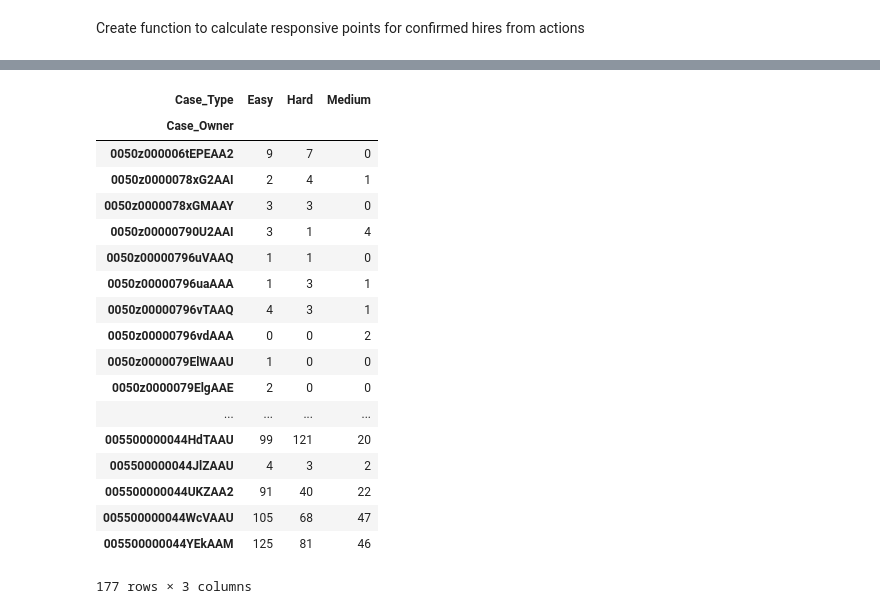
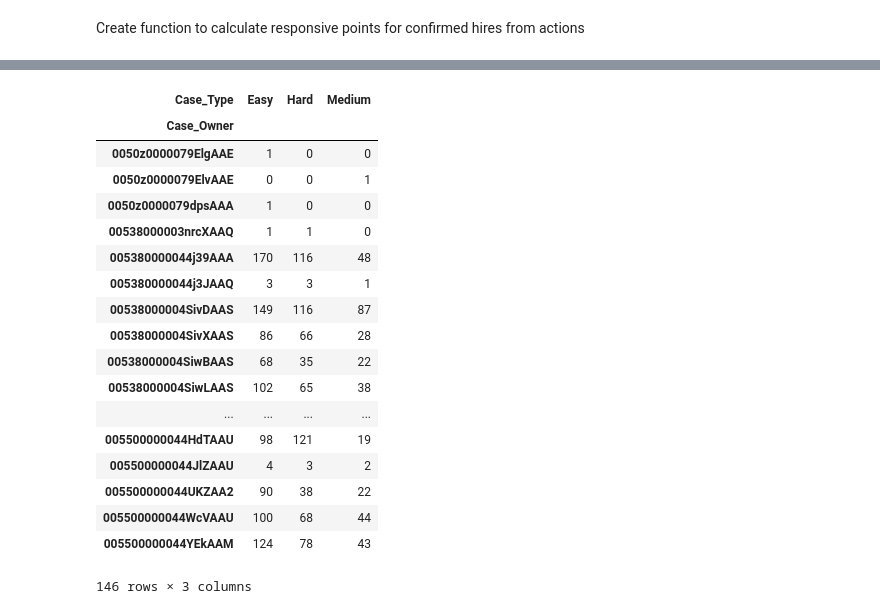
Before and after one commit to iAlhasan/DSP-Project, a Jupyter notebook: Quynh_StoryLine#2.ipynb, the cells around one changed output, grey strips where cells are left out. Saved outputs shown, nothing was run; the diff lists cells and outputs as text; code cells hidden in the pictures.

```diff
--- a/Quynh_StoryLine#2.ipynb
+++ b/Quynh_StoryLine#2.ipynb
@@ -829,7 +1048,7 @@ print(confirmed_hire['Responsive_Point'].value_counts().sort_index())
 Name: Responsive_Point, dtype: int64
 # %%
-for index, rowData in confirmed_hire.iterrows():
+for index, rowData in approved_hire.iterrows():
     if rowData['Days_To_Black']> 0 & rowData['Days_To_Black'] < 30:
-        confirmed_hire.at[index,'Responsive_Point'] = rowData['Responsive_Point'] - 3
-print(confirmed_hire['Responsive_Point'].value_counts().sort_index())
+        approved_hire.at[index,'Responsive_Point'] = rowData['Responsive_Point'] - 3
+print(approved_hire['Responsive_Point'].value_counts().sort_index())
 # %% [output]
@@ -872,15 +1085,15 @@ Masters of Science-Counseling Bachelor of Science - Social Psychology
 Name: Highest_Level_of_Education_Completed__c, dtype: int64
 # %%
-for index, rowData in confirmed_hire.iterrows():
+for index, rowData in approved_hire.iterrows():
     if rowData['Highest_Level_of_Education_Completed__c'] == "Doctorate (PhD, MD, etc.)":
-        confirmed_hire.at[index,'Responsive_Point'] = rowData['Responsive_Point'] + 10
+        approved_hire.at[index,'Responsive_Point'] = rowData['Responsive_Point'] + 10
     elif rowData['Highest_Level_of_Education_Completed__c'] == "Post-Graduate Degree (MA, MS, JD, etc.)":
-        confirmed_hire.at[index,'Responsive_Point'] = rowData['Responsive_Point'] + 8
+        approved_hire.at[index,'Responsive_Point'] = rowData['Responsive_Point'] + 8
     elif rowData['Highest_Level_of_Education_Completed__c'] == "4 Year Degree (BA, BS, etc.)":
-        confirmed_hire.at[index,'Responsive_Point'] = rowData['Responsive_Point'] + 6
+        approved_hire.at[index,'Responsive_Point'] = rowData['Responsive_Point'] + 6
     elif rowData['Highest_Level_of_Education_Completed__c'] == "2 Year Degree (AA, AS, etc.)":
-        confirmed_hire.at[index,'Responsive_Point'] = rowData['Responsive_Point'] + 4
+        approved_hire.at[index,'Responsive_Point'] = rowData['Responsive_Point'] + 4
     elif rowData['Highest_Level_of_Education_Completed__c'] == "High School/GED":
-        confirmed_hire.at[index,'Responsive_Point'] = rowData['Responsive_Point'] - 4
-print(confirmed_hire['Responsive_Point'].value_counts().sort_index())
+        approved_hire.at[index,'Responsive_Point'] = rowData['Responsive_Point'] - 4
+print(approved_hire['Responsive_Point'].value_counts().sort_index())
 # %% [output]
@@ -903,7 +1116,7 @@ print(confirmed_hire['Responsive_Point'].value_counts().sort_index())
 Name: Responsive_Point, dtype: int64
 # %%
-for index, rowData in confirmed_hire.iterrows():
+for index, rowData in approved_hire.iterrows():
     if rowData['Months_Unemployed__c']> 6.0:
-        confirmed_hire.at[index,'Responsive_Point'] = rowData['Responsive_Point'] - 3
-print(confirmed_hire['Responsive_Point'].value_counts().sort_index())
+        approved_hire.at[index,'Responsive_Point'] = rowData['Responsive_Point'] - 3
+print(approved_hire['Responsive_Point'].value_counts().sort_index())
 # %% [output]
@@ -926,10 +1139,10 @@ print(confirmed_hire['Responsive_Point'].value_counts().sort_index())
 Name: Responsive_Point, dtype: int64
 # %%
-confirmed_hire['Case_Type'] = "Medium"
-for index, rowData in confirmed_hire.iterrows():
+approved_hire['Case_Type'] = "Medium"
+for index, rowData in approved_hire.iterrows():
     if rowData['Responsive_Point'] < 0.0:
-        confirmed_hire.at[index,'Case_Type'] = "Hard"
+        approved_hire.at[index,'Case_Type'] = "Hard"
     if rowData['Responsive_Point'] > 5.0:
-        confirmed_hire.at[index,'Case_Type'] = "Easy"
-print(confirmed_hire['Case_Type'].value_counts())
+        approved_hire.at[index,'Case_Type'] = "Easy"
+print(approved_hire['Case_Type'].value_counts())
 # %% [output]
@@ -945,23 +1153,23 @@ Name: Case_Type, dtype: int64
 # %%
-table = pd.crosstab(confirmed_hire['Case_Owner'], columns=confirmed_hire['Case_Type'])
+table = pd.crosstab(approved_hire['Case_Owner'], columns=approved_hire['Case_Type'])
 table
 # %% [output]
 | Case_Type | Easy | Hard | Medium |
 | Case_Owner |  |  |  |
-| 0050z000006tEPEAA2 | 9 | 7 | 0 |
-| 0050z0000078xG2AAI | 2 | 4 | 1 |
-| 0050z0000078xGMAAY | 3 | 3 | 0 |
-| 0050z00000790U2AAI | 3 | 1 | 4 |
-| 0050z00000796uVAAQ | 1 | 1 | 0 |
-| 0050z00000796uaAAA | 1 | 3 | 1 |
-| 0050z00000796vTAAQ | 4 | 3 | 1 |
-| 0050z00000796vdAAA | 0 | 0 | 2 |
-| 0050z0000079ElWAAU | 1 | 0 | 0 |
-| 0050z0000079ElgAAE | 2 | 0 | 0 |
+| 0050z0000079ElgAAE | 1 | 0 | 0 |
+| 0050z0000079ElvAAE | 0 | 0 | 1 |
+| 0050z0000079dpsAAA | 1 | 0 | 0 |
+| 00538000003nrcXAAQ | 1 | 1 | 0 |
+| 005380000044j39AAA | 170 | 116 | 48 |
+| 005380000044j3JAAQ | 3 | 3 | 1 |
+| 00538000004SivDAAS | 149 | 116 | 87 |
+| 00538000004SivXAAS | 86 | 66 | 28 |
+| 00538000004SiwBAAS | 68 | 35 | 22 |
+| 00538000004SiwLAAS | 102 | 65 | 38 |
 | ... | ... | ... | ... |
-| 005500000044HdTAAU | 99 | 121 | 20 |
+| 005500000044HdTAAU | 98 | 121 | 19 |
 | 005500000044JlZAAU | 4 | 3 | 2 |
-| 005500000044UKZAA2 | 91 | 40 | 22 |
-| 005500000044WcVAAU | 105 | 68 | 47 |
-| 005500000044YEkAAM | 125 | 81 | 46 |
+| 005500000044UKZAA2 | 90 | 38 | 22 |
+| 005500000044WcVAAU | 100 | 68 | 44 |
+| 005500000044YEkAAM | 124 | 78 | 43 |
-177 rows × 3 columns
+146 rows × 3 columns
```
Also changed, not shown: parts of 113 cells of this notebook.
